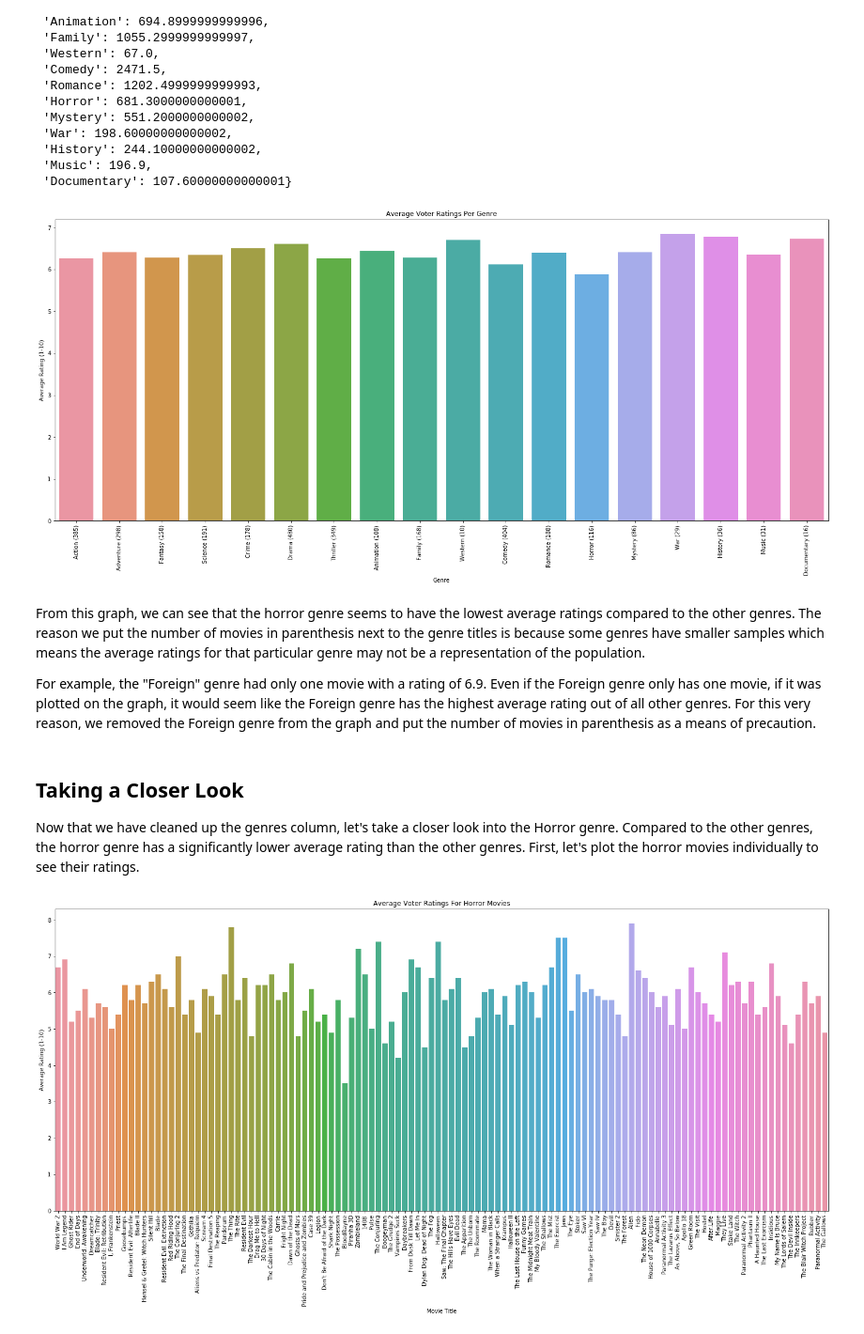
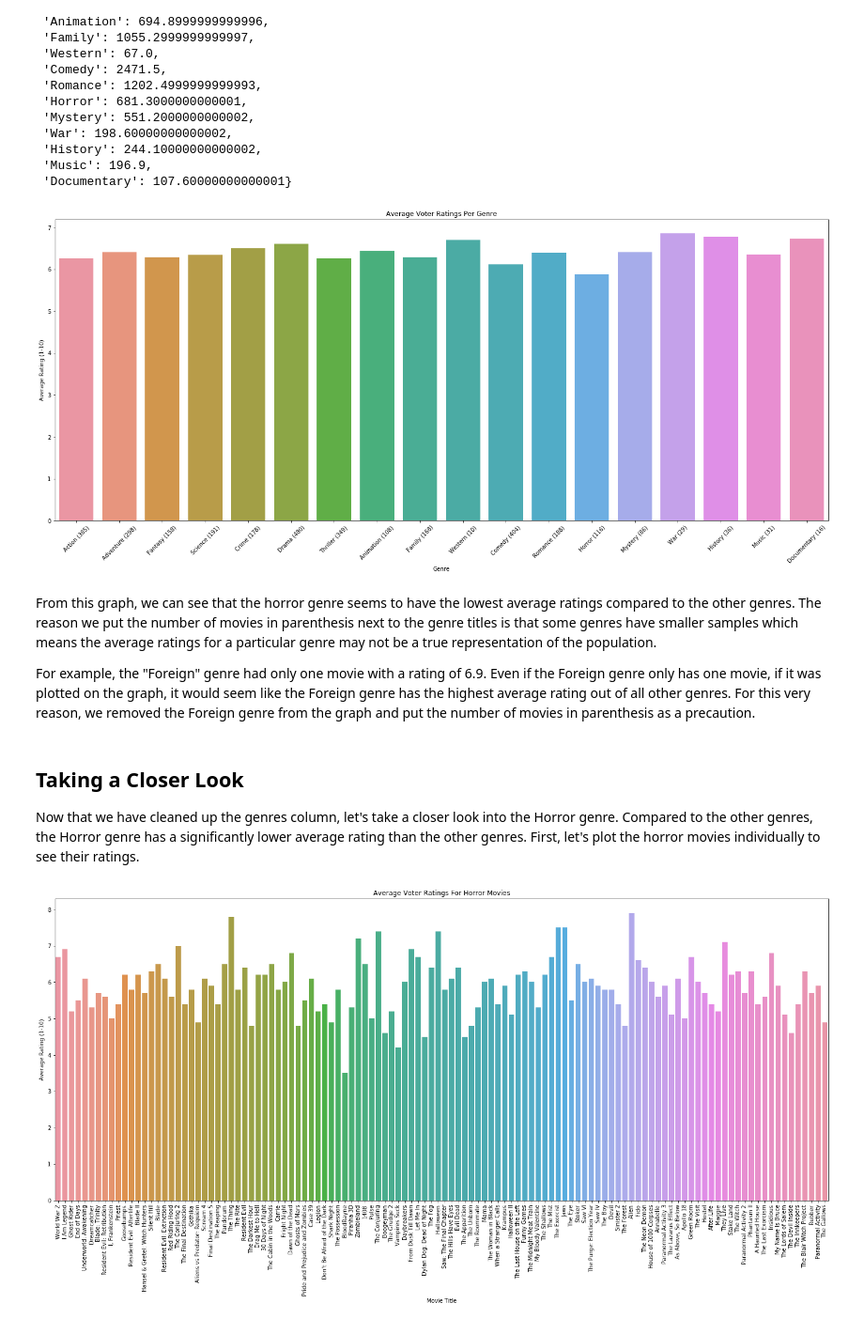
Before and after one commit to atulbharati/kevinh415.github.io, a Jupyter notebook: Movie.ipynb, the cells around one changed output. Shown: that part at 94% size. Drawn from its saved outputs; the diff is of its cells as text; code cells hidden in the pictures.

```diff
--- a/Movie.ipynb
+++ b/Movie.ipynb
@@ -92,10 +92,12 @@ movies.head()
 The value of a dollar changes over time so we should take that into consideration. Below we create two methods, one for budget and one for revenue, to update their values to what they are worth in 2018.
 # %%
 def get_current_budget(row):
-    return cpi.inflate(int(row['budget']), datetime.date(row['release_year'],row['release_month'],row['release_day']), datetime.date(2018,1,1))
+    return cpi.inflate(int(row['budget']), datetime.date(row['release_year'], row['release_month'], row['release_day']),
+datetime.date(2018,1,1))
 
 def get_current_revenue(row):
-    return cpi.inflate(int(row['revenue']), datetime.date(row['release_year'],row['release_month'],row['release_day']), datetime.date(2018,1,1))
+    return cpi.inflate(int(row['revenue']), datetime.date(row['release_year'], row['release_month'], row['release_day']),
+datetime.date(2018,1,1))
 # %%
 # Replace existing budget and revenue values with those adjusted for inflation
 movies['budget'] = movies.apply(get_current_budget, axis=1)
@@ -258,35 +262,36 @@ genres
  'Music': 196.9,
  'Documentary': 107.60000000000001}
 # %%
+# Include the average ratings
 average_ratings = []
-for (sum,denom) in zip(genres.values(),average_counter.values()):
+for (sum, denom) in zip(genres.values(), average_counter.values()):
     if denom != 0:
         average_ratings.append(sum/denom)
     else:
         average_ratings.append(0)
 
-# include the number of samples in the x-labels
+# Include the number of movies
 xvals = []
-for (genre, count) in zip(genres.keys(),average_counter.values()):
+for (genre, count) in zip(genres.keys(), average_counter.values()):
     xvals.append(genre + " (" + str(count) + ")")
 
 plt.figure(figsize=(25, 10))
 sns.barplot(xvals, average_ratings)
 plt.title('Average Voter Ratings Per Genre')
+plt.xlabel('Genre')
 plt.ylabel('Average Rating (1-10)')
-plt.xlabel('Genre')
-plt.xticks(rotation=90)
+plt.xticks(rotation=45)
 plt.show()
 # %% [output]
-[figure, old version]
+[figure, new version]
 # %% [markdown]
-From this graph, we can see that the horror genre seems to have the lowest average ratings compared to the other genres. The reason we put the number of movies in parenthesis next to the genre titles is because some genres have smaller samples which means the average ratings for that particular genre may not be a representation of the population.
+From this graph, we can see that the horror genre seems to have the lowest average ratings compared to the other genres. The reason we put the number of movies in parenthesis next to the genre titles is that some genres have smaller samples which means the average ratings for a particular genre may not be a true representation of the population.
 
-For example, the "Foreign" genre had only one movie with a rating of 6.9. Even if the Foreign genre only has one movie, if it was plotted on the graph, it would seem like the Foreign genre has the highest average rating out of all other genres. For this very reason, we removed the Foreign genre from the graph and put the number of movies in parenthesis as a means of precaution.
+For example, the "Foreign" genre had only one movie with a rating of 6.9. Even if the Foreign genre only has one movie, if it was plotted on the graph, it would seem like the Foreign genre has the highest average rating out of all other genres. For this very reason, we removed the Foreign genre from the graph and put the number of movies in parenthesis as a precaution.
 # %% [markdown]
 ## Taking a Closer Look
 
-Now that we have cleaned up the genres column, let's take a closer look into the Horror genre. Compared to the other genres, the horror genre has a significantly lower average rating than the other genres. First, let's plot the horror movies individually to see their ratings.
+Now that we have cleaned up the genres column, let's take a closer look into the Horror genre. Compared to the other genres, the Horror genre has a significantly lower average rating than the other genres. First, let's plot the horror movies individually to see their ratings.
 # %%
 horror_title = []
 horror_rating = []
```
Also changed, not shown: parts of 15 cells of this notebook.
